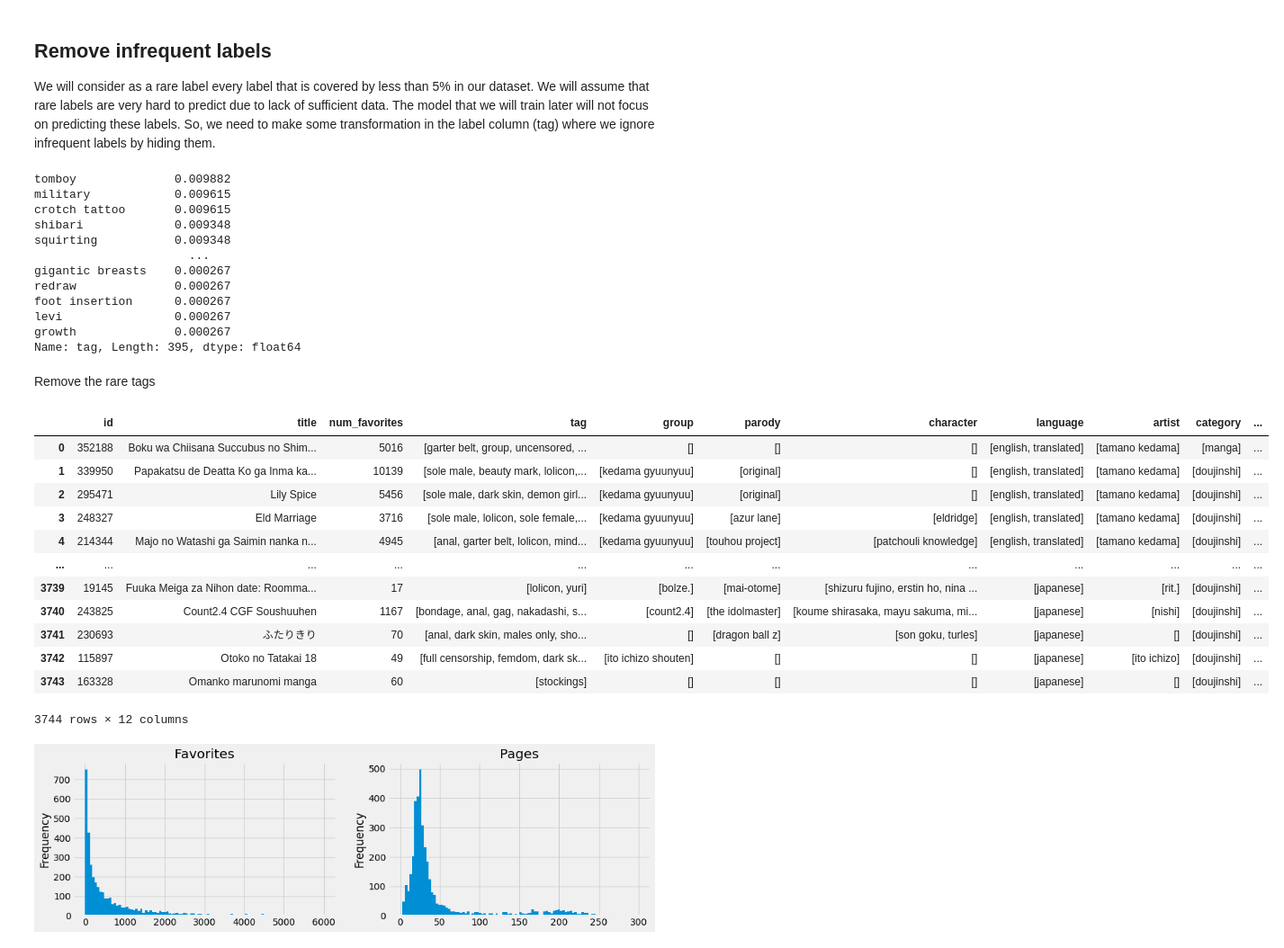
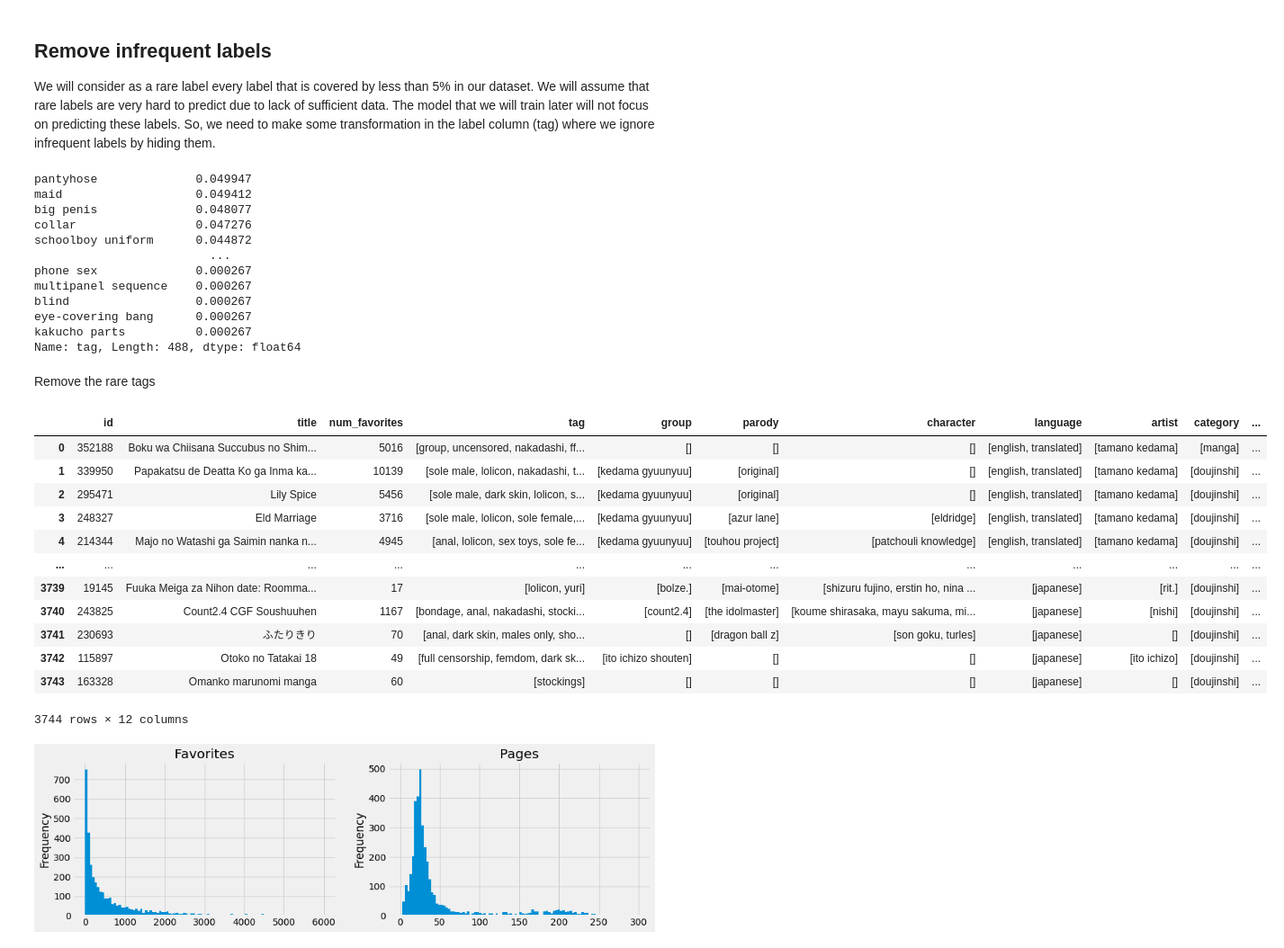
Before and after one commit to shikanime/bepeka, a Jupyter notebook: classifier.ipynb, the cells around one changed output. Shown at 90% size. Cells and saved outputs as stored; diff of their text form; code cells hidden in the pictures.

```diff
--- a/classifier.ipynb
+++ b/classifier.ipynb
@@ -78,38 +78,40 @@ We will assume that rare labels are very hard to predict due to lack of sufficie
 The model that we will train later will not focus on predicting these labels.
 So, we need to make some transformation in the label column (tag) where we ignore infrequent labels by hiding them.
 # %%
-rare_label_df = label_freq[label_freq < 0.01]
+rare_label_df = label_freq[label_freq < 0.05]
 rare_label_df
 # %% [output]
-tomboy              0.009882
-military            0.009615
-crotch tattoo       0.009615
-shibari             0.009348
-squirting           0.009348
-                      ...
-gigantic breasts    0.000267
-redraw              0.000267
-foot insertion      0.000267
-levi                0.000267
-growth              0.000267
-Name: tag, Length: 395, dtype: float64
+pantyhose              0.049947
+maid                   0.049412
+big penis              0.048077
+collar                 0.047276
+schoolboy uniform      0.044872
+                         ...
+phone sex              0.000267
+multipanel sequence    0.000267
+blind                  0.000267
+eye-covering bang      0.000267
+kakucho parts          0.000267
+Name: tag, Length: 488, dtype: float64
 # %% [markdown]
 Remove the rare tags
 # %%
 hentais_df = hentais_df.assign(
-    tag=hentais_df["tag"].apply(lambda x: [l for l in x if l not in rare_label_df])
+    tag=hentais_df["tag"].apply(
+        lambda x: [l for l in x if l not in rare_label_df]
+    )
 )
 hentais_df
 # %% [output]
 |  | id | title | num_favorites | tag | group | parody | character | language | artist | category | ... |
-| 0 | 352188 | Boku wa Chiisana Succubus no Shim... | 5016 | [garter belt, group, uncensored, ... | [] | [] | [] | [english, translated] | [tamano kedama] | [manga] | ... |
-| 1 | 339950 | Papakatsu de Deatta Ko ga Inma ka... | 10139 | [sole male, beauty mark, lolicon,... | [kedama gyuunyuu] | [original] | [] | [english, translated] | [tamano kedama] | [doujinshi] | ... |
-| 2 | 295471 | Lily Spice | 5456 | [sole male, dark skin, demon girl... | [kedama gyuunyuu] | [original] | [] | [english, translated] | [tamano kedama] | [doujinshi] | ... |
+| 0 | 352188 | Boku wa Chiisana Succubus no Shim... | 5016 | [group, uncensored, nakadashi, ff... | [] | [] | [] | [english, translated] | [tamano kedama] | [manga] | ... |
+| 1 | 339950 | Papakatsu de Deatta Ko ga Inma ka... | 10139 | [sole male, lolicon, nakadashi, t... | [kedama gyuunyuu] | [original] | [] | [english, translated] | [tamano kedama] | [doujinshi] | ... |
+| 2 | 295471 | Lily Spice | 5456 | [sole male, dark skin, lolicon, s... | [kedama gyuunyuu] | [original] | [] | [english, translated] | [tamano kedama] | [doujinshi] | ... |
 | 3 | 248327 | Eld Marriage | 3716 | [sole male, lolicon, sole female,... | [kedama gyuunyuu] | [azur lane] | [eldridge] | [english, translated] | [tamano kedama] | [doujinshi] | ... |
-| 4 | 214344 | Majo no Watashi ga Saimin nanka n... | 4945 | [anal, garter belt, lolicon, mind... | [kedama gyuunyuu] | [touhou project] | [patchouli knowledge] | [english, translated] | [tamano kedama] | [doujinshi] | ... |
+| 4 | 214344 | Majo no Watashi ga Saimin nanka n... | 4945 | [anal, lolicon, sex toys, sole fe... | [kedama gyuunyuu] | [touhou project] | [patchouli knowledge] | [english, translated] | [tamano kedama] | [doujinshi] | ... |
 | ... | ... | ... | ... | ... | ... | ... | ... | ... | ... | ... | ... |
 | 3739 | 19145 | Fuuka Meiga za Nihon date: Roomma... | 17 | [lolicon, yuri] | [bolze.] | [mai-otome] | [shizuru fujino, erstin ho, nina ... | [japanese] | [rit.] | [doujinshi] | ... |
-| 3740 | 243825 | Count2.4 CGF Soushuuhen | 1167 | [bondage, anal, gag, nakadashi, s... | [count2.4] | [the idolmaster] | [koume shirasaka, mayu sakuma, mi... | [japanese] | [nishi] | [doujinshi] | ... |
+| 3740 | 243825 | Count2.4 CGF Soushuuhen | 1167 | [bondage, anal, nakadashi, stocki... | [count2.4] | [the idolmaster] | [koume shirasaka, mayu sakuma, mi... | [japanese] | [nishi] | [doujinshi] | ... |
 | 3741 | 230693 | ふたりきり | 70 | [anal, dark skin, males only, sho... | [] | [dragon ball z] | [son goku, turles] | [japanese] | [] | [doujinshi] | ... |
 | 3742 | 115897 | Otoko no Tatakai 18 | 49 | [full censorship, femdom, dark sk... | [ito ichizo shouten] | [] | [] | [japanese] | [ito ichizo] | [doujinshi] | ... |
 | 3743 | 163328 | Omanko marunomi manga | 60 | [stockings] | [] | [] | [] | [japanese] | [] | [doujinshi] | ... |
```
Also changed, not shown: parts of 12 cells of this notebook.
